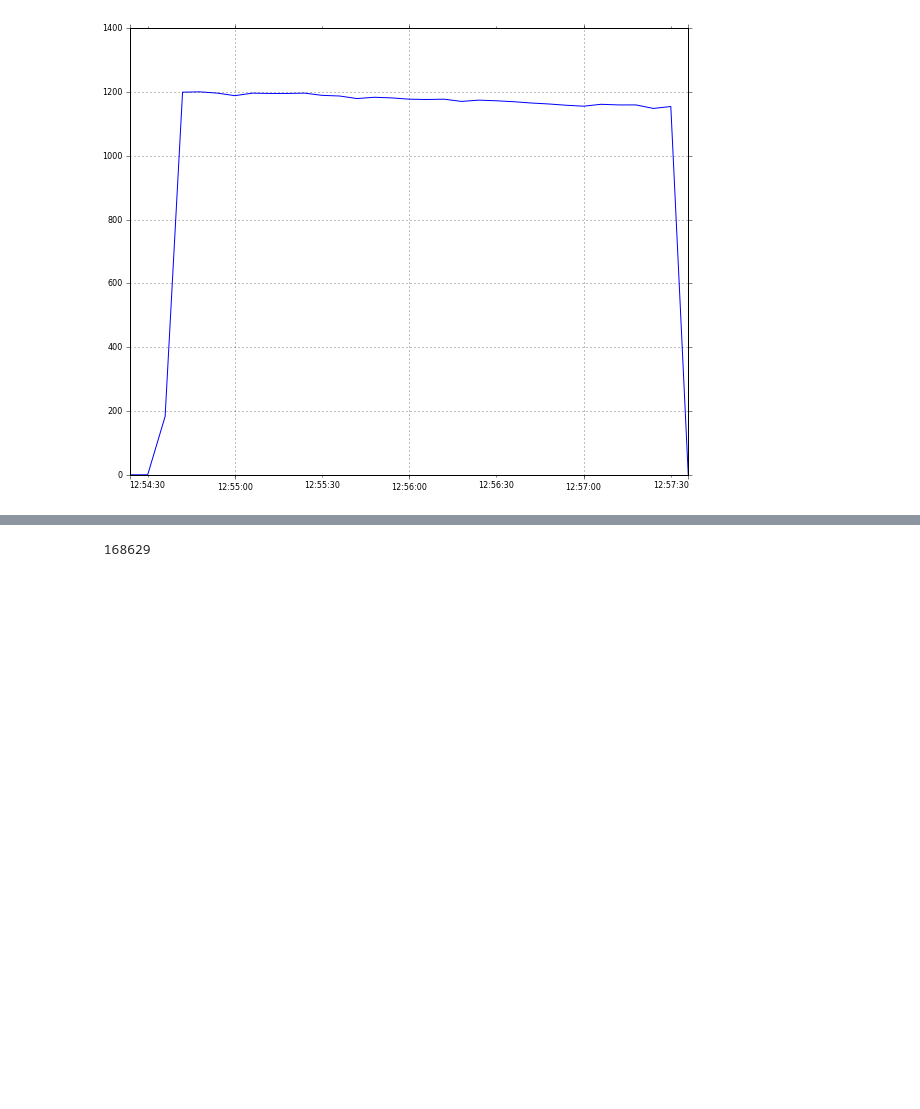
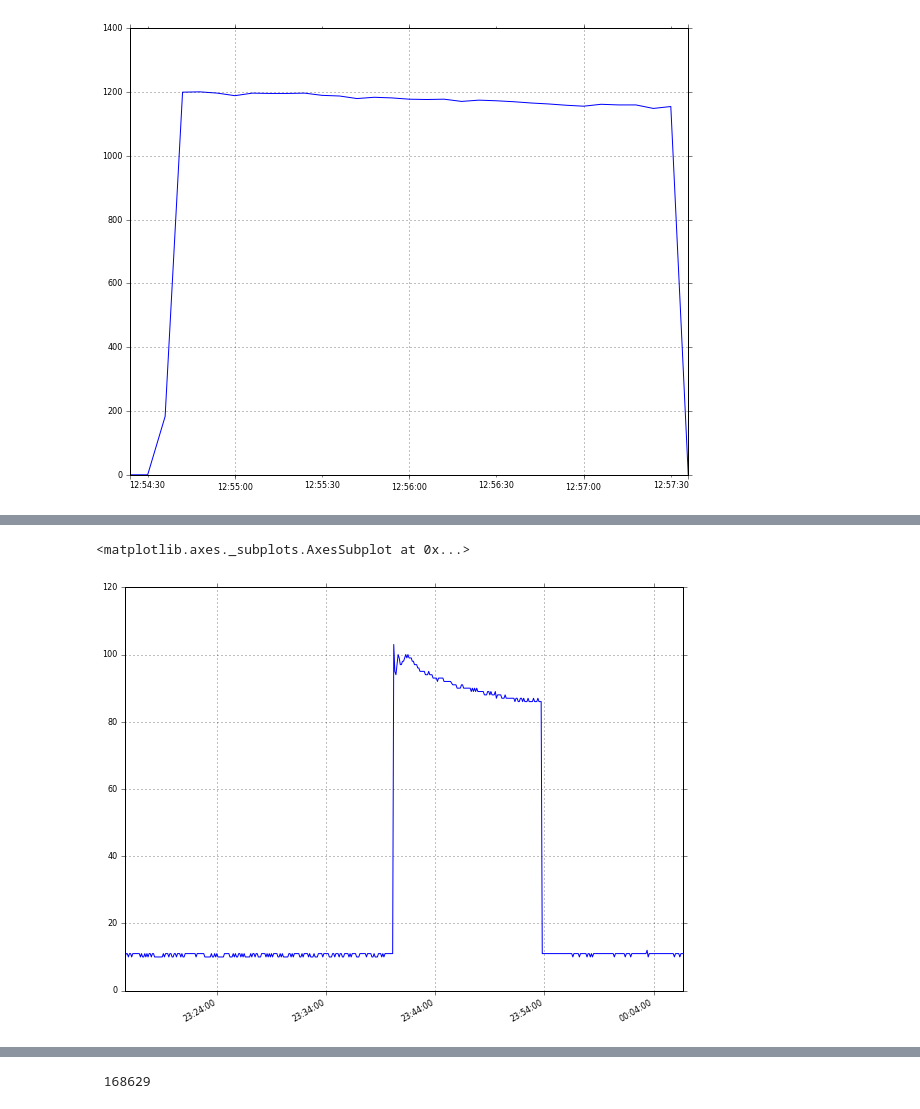
Before and after one commit to JackKelly/neuralnilm_prototype, a Jupyter notebook: notebooks/test RandomSegments.ipynb, the cells around one changed output, grey strips where cells are left out. Cells and saved outputs as stored; diff of their text form; code cells hidden in the pictures; blank space fills up the shorter version.

```diff
--- a/notebooks/test RandomSegments.ipynb
+++ b/notebooks/test RandomSegments.ipynb
@@ -61,0 +91,7 @@ plot_data(X_val, y_val, 1)
+# %%
+chunk = source.data[2]['target']['2013-09-15 23:15:35+01:00':'2013-09-16 00:06:47+01:00']
+# %%
+chunk.plot()
+# %% [output]
+<matplotlib.axes._subplots.AxesSubplot at 0x...>
+[figure, added]
```
Also changed, not shown: parts of 13 cells of this notebook, 5 other files.
